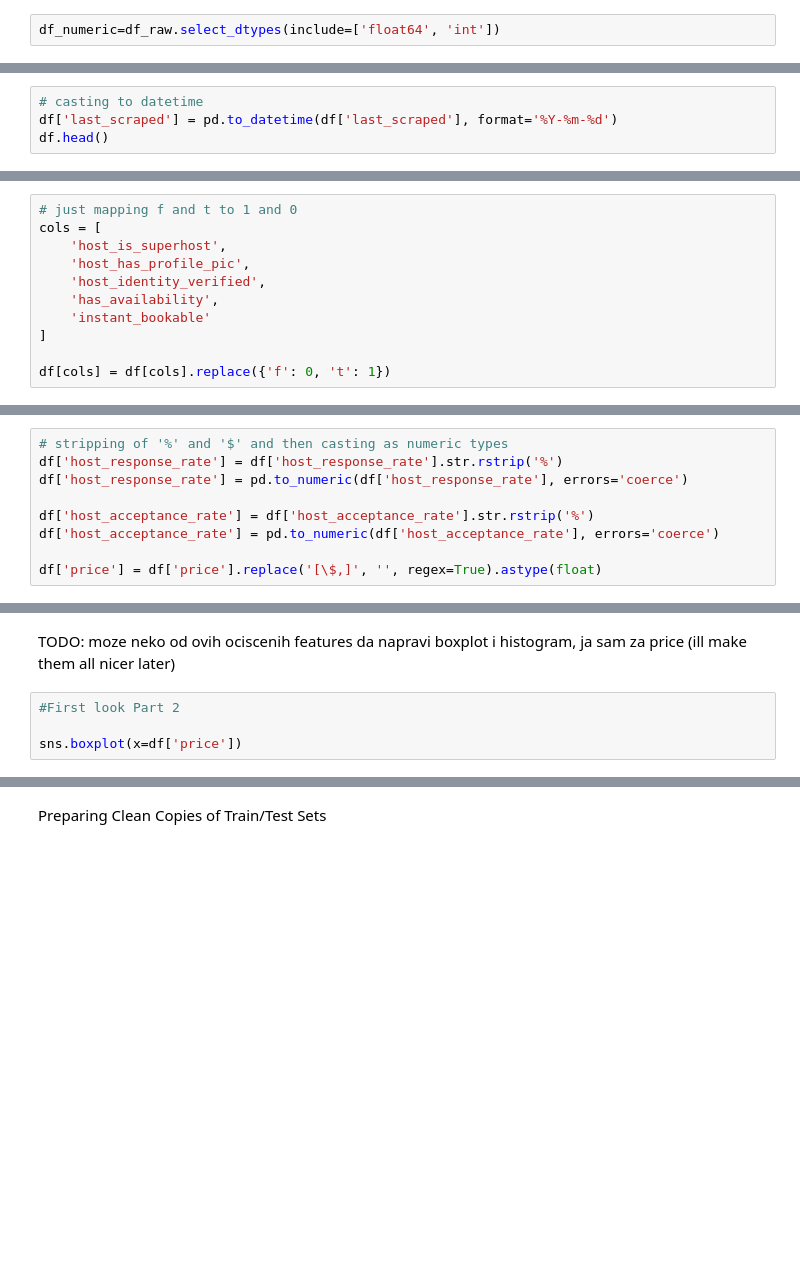
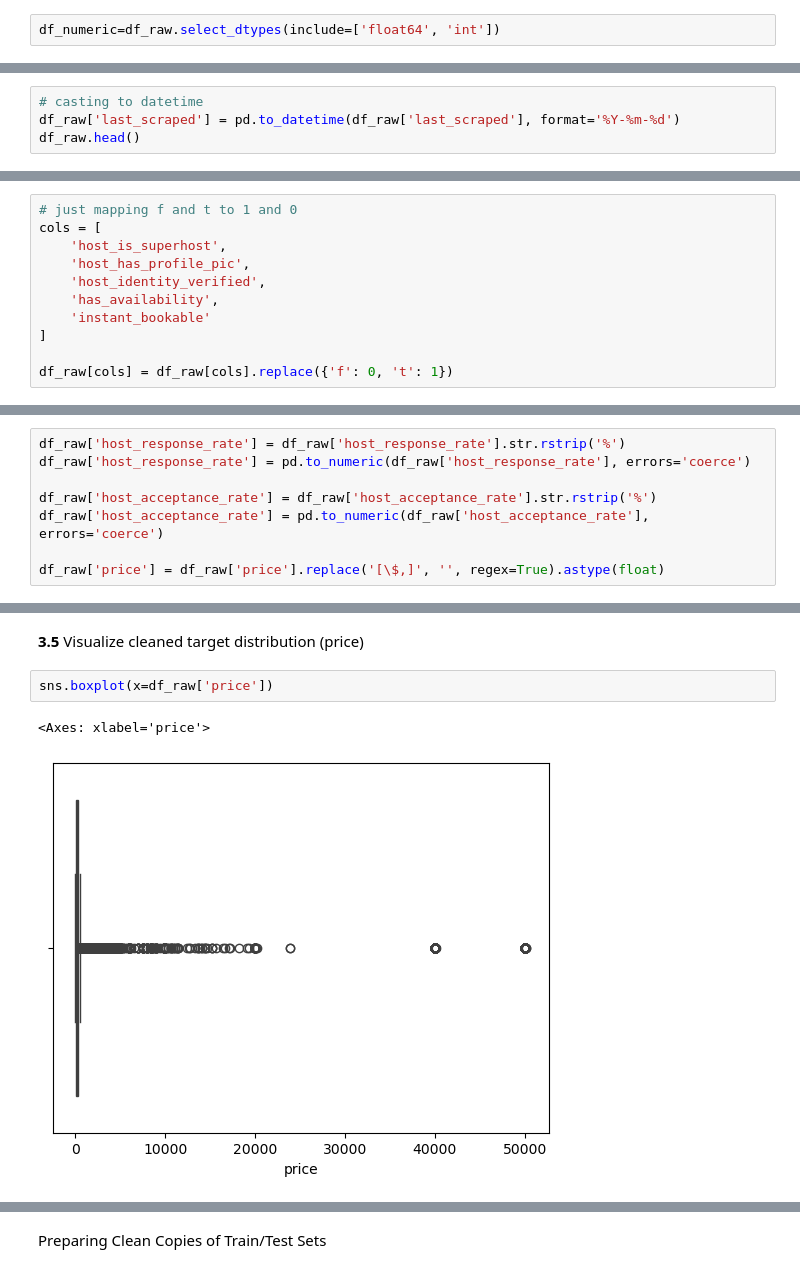
Before and after one commit to aminahrr/AirBnB-ML-project, a Jupyter notebook: notebooks/01_data_preprocessing.ipynb, the cells around one changed output, grey strips where cells are left out. Drawn from its saved outputs; the diff is of its cells as text; blank space fills up the shorter version.

```diff
--- a/notebooks/01_data_preprocessing.ipynb
+++ b/notebooks/01_data_preprocessing.ipynb
@@ -463,4 +654,4 @@ df3.head()
 # %%
 # casting to datetime
-df['last_scraped'] = pd.to_datetime(df['last_scraped'], format='%Y-%m-%d')
-df.head()
+df_raw['last_scraped'] = pd.to_datetime(df_raw['last_scraped'], format='%Y-%m-%d')
+df_raw.head()
@@ -474,4 +675,4 @@ cols = [
     'instant_bookable'
 ]
 
-df[cols] = df[cols].replace({'f': 0, 't': 1})
+df_raw[cols] = df_raw[cols].replace({'f': 0, 't': 1})
@@ -478,10 +681,9 @@ df[cols] = df[cols].replace({'f': 0, 't': 1})
 # %%
-# stripping of '%' and '$' and then casting as numeric types
-df['host_response_rate'] = df['host_response_rate'].str.rstrip('%')
-df['host_response_rate'] = pd.to_numeric(df['host_response_rate'], errors='coerce')
+df_raw['host_response_rate'] = df_raw['host_response_rate'].str.rstrip('%')
+df_raw['host_response_rate'] = pd.to_numeric(df_raw['host_response_rate'], errors='coerce')
 
-df['host_acceptance_rate'] = df['host_acceptance_rate'].str.rstrip('%')
-df['host_acceptance_rate'] = pd.to_numeric(df['host_acceptance_rate'], errors='coerce')
+df_raw['host_acceptance_rate'] = df_raw['host_acceptance_rate'].str.rstrip('%')
+df_raw['host_acceptance_rate'] = pd.to_numeric(df_raw['host_acceptance_rate'], errors='coerce')
 
-df['price'] = df['price'].replace('[\$,]', '', regex=True).astype(float)
+df_raw['price'] = df_raw['price'].replace('[\$,]', '', regex=True).astype(float)
 # %%
@@ -491,7 +719,8 @@ df.head()
-# %% [markdown]
-TODO: moze neko od ovih ociscenih features da napravi boxplot i histogram, ja sam za price (ill make them all nicer later)
+# %% [markdown]
+**3.5** Visualize cleaned target distribution (price)
 # %%
-#First look Part 2
-
-sns.boxplot(x=df['price'])
+sns.boxplot(x=df_raw['price'])
+# %% [output]
+<Axes: xlabel='price'>
+[figure, added]
 # %%
```
Also changed, not shown: parts of 47 cells of this notebook, 1 other file.
